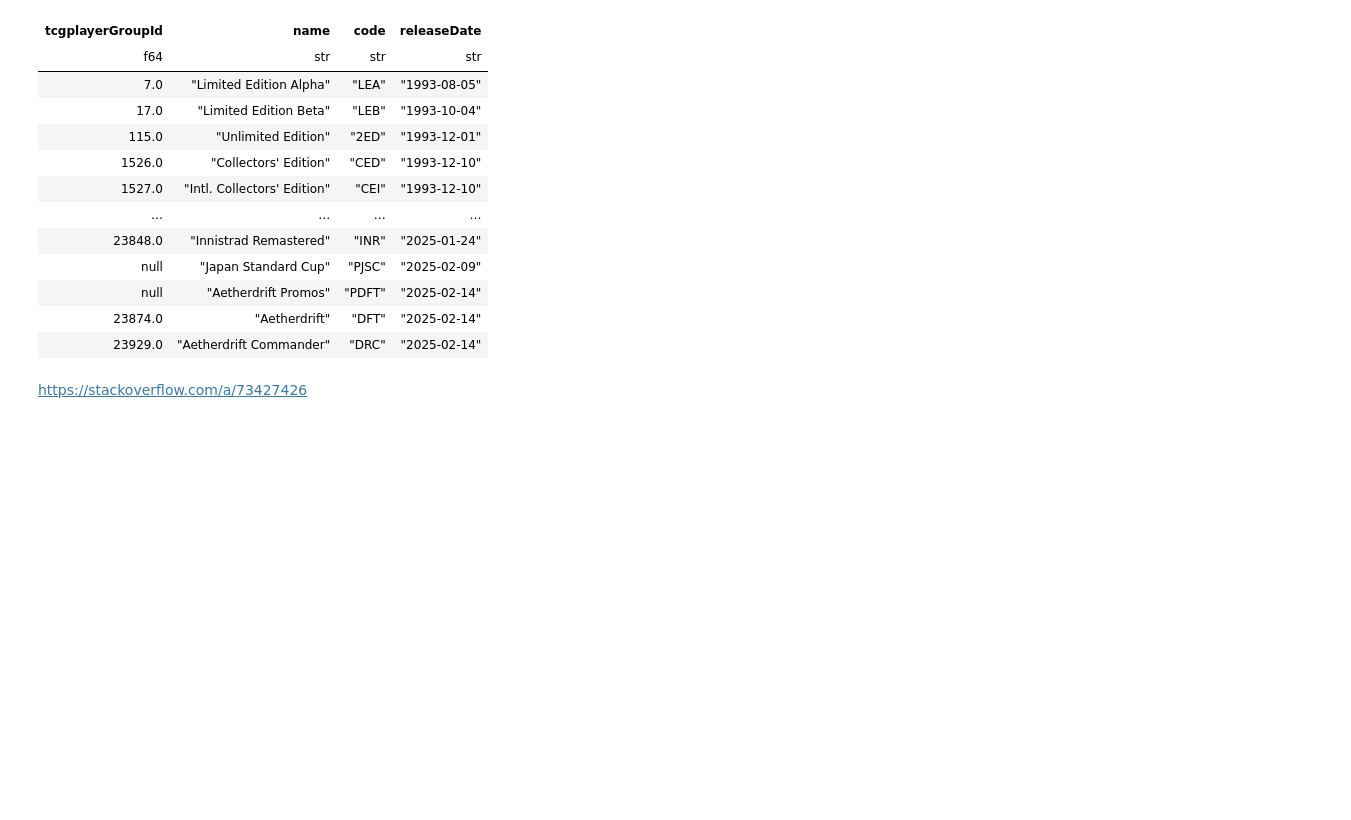
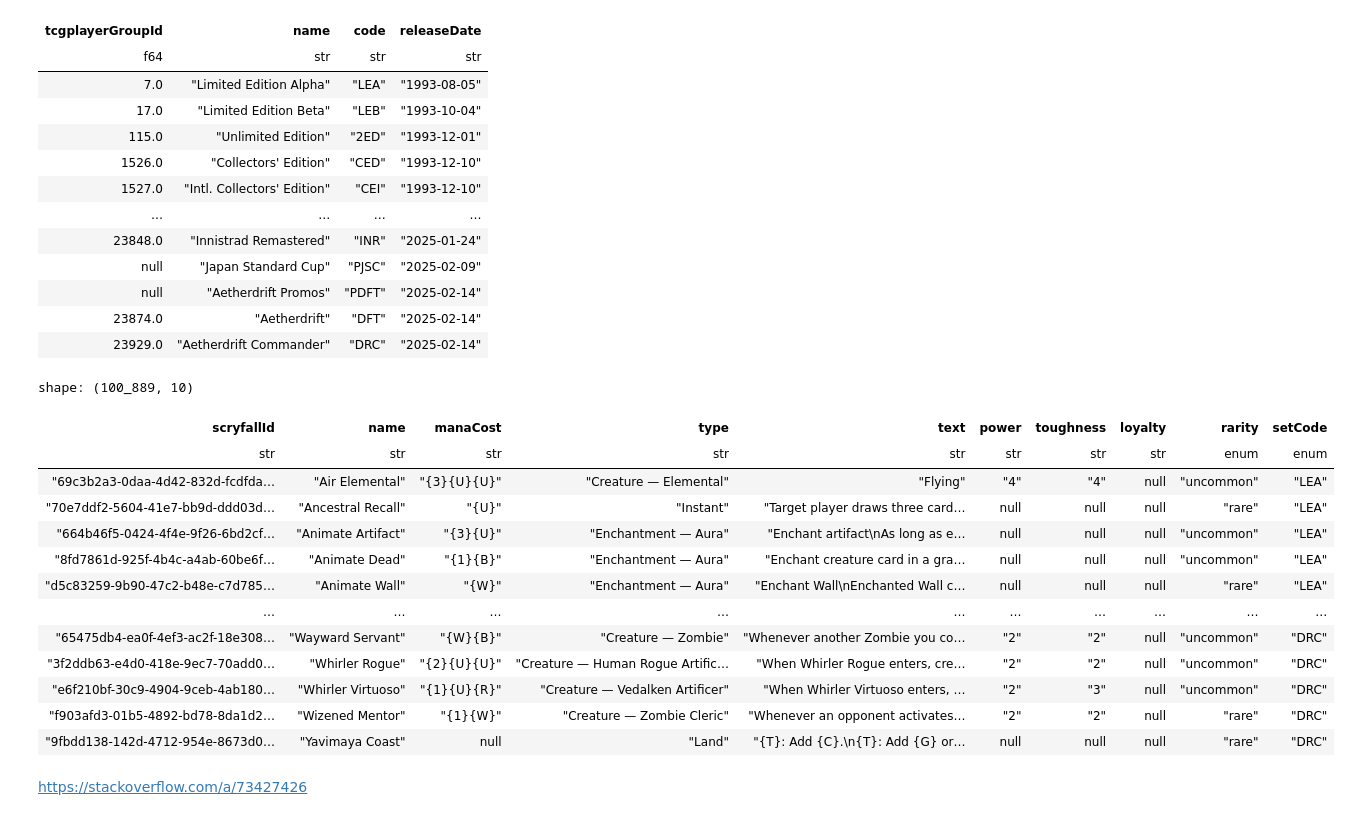
Before and after one commit to vico/mtg-embeddings, a Jupyter notebook: mtgjson_etl.ipynb, the cells around one changed output. Saved outputs shown, nothing was run; the diff lists cells and outputs as text; code cells hidden in the pictures; blank space fills up the shorter version.

```diff
--- a/mtgjson_etl.ipynb
+++ b/mtgjson_etl.ipynb
@@ -46,0 +5,6 @@ df_cards["rarity"].unique().to_list()
+# %%
+df_identifiers = pl.read_parquet(
+    "/Users/maxwoolf/Downloads/AllPrintingsParquetFiles/cardIdentifiers.parquet"
+).lazy()
+
+df_identifiers.head(2).collect()
@@ -72,6 +44,52 @@ shape: (784, 4)
 # %%
 rarity_enum = pl.Enum(["common", "uncommon", "rare", "mythic", "bonus", "special"])
 sets_enum = pl.Enum(df_sets["code"].to_list() + ["*"])
+# %%
+FIELDS = [
+    "name",
+    "manaCost",
+    "type",
+    "text",
+    "power",
+    "toughness",
+    "loyalty",
+    "rarity",
+    "setCode",
+]
+
+
+df_cards = (
+    pl.read_parquet("/Users/maxwoolf/Downloads/AllPrintingsParquetFiles/cards.parquet")
+    .lazy()
+    .filter(pl.col("type") != "Vanguard")
+    .with_columns(
+        rarity=pl.col("rarity").cast(rarity_enum),
+        setCode=pl.col("setCode").cast(sets_enum),
+    )
+    .select(["uuid"] + FIELDS)
+    .unique()
+    .join(df_identifiers, how="left", on="uuid")
+    .select(["scryfallId"] + FIELDS)
+    .sort(["setCode", "name"])
+    .collect()
+)
+
+df_cards
+# %% [output]
+shape: (100_889, 10)
+| scryfallId | name | manaCost | type | text | power | toughness | loyalty | rarity | setCode |
+| str | str | str | str | str | str | str | str | enum | enum |
+| "69c3b2a3-0daa-4d42-832d-fcdfda… | "Air Elemental" | "{3}{U}{U}" | "Creature — Elemental" | "Flying" | "4" | "4" | null | "uncommon" | "LEA" |
+| "70e7ddf2-5604-41e7-bb9d-ddd03d… | "Ancestral Recall" | "{U}" | "Instant" | "Target player draws three card… | null | null | null | "rare" | "LEA" |
+| "664b46f5-0424-4f4e-9f26-6bd2cf… | "Animate Artifact" | "{3}{U}" | "Enchantment — Aura" | "Enchant artifact\nAs long as e… | null | null | null | "uncommon" | "LEA" |
+| "8fd7861d-925f-4b4c-a4ab-60be6f… | "Animate Dead" | "{1}{B}" | "Enchantment — Aura" | "Enchant creature card in a gra… | null | null | null | "uncommon" | "LEA" |
+| "d5c83259-9b90-47c2-b48e-c7d785… | "Animate Wall" | "{W}" | "Enchantment — Aura" | "Enchant Wall\nEnchanted Wall c… | null | null | null | "rare" | "LEA" |
+| … | … | … | … | … | … | … | … | … | … |
+| "65475db4-ea0f-4ef3-ac2f-18e308… | "Wayward Servant" | "{W}{B}" | "Creature — Zombie" | "Whenever another Zombie you co… | "2" | "2" | null | "uncommon" | "DRC" |
+| "3f2ddb63-e4d0-418e-9ec7-70add0… | "Whirler Rogue" | "{2}{U}{U}" | "Creature — Human Rogue Artific… | "When Whirler Rogue enters, cre… | "2" | "2" | null | "uncommon" | "DRC" |
+| "e6f210bf-30c9-4904-9ceb-4ab180… | "Whirler Virtuoso" | "{1}{U}{R}" | "Creature — Vedalken Artificer" | "When Whirler Virtuoso enters, … | "2" | "3" | null | "uncommon" | "DRC" |
+| "f903afd3-01b5-4892-bd78-8da1d2… | "Wizened Mentor" | "{1}{W}" | "Creature — Zombie Cleric" | "Whenever an opponent activates… | "2" | "2" | null | "rare" | "DRC" |
+| "9fbdd138-142d-4712-954e-8673d0… | "Yavimaya Coast" | null | "Land" | "{T}: Add {C}.\n{T}: Add {G} or… | null | null | null | "rare" | "DRC" |
 # %% [markdown]
 https://stackoverflow.com/a/73427426
 # %%
```
Also changed, not shown: parts of 11 cells of this notebook.
